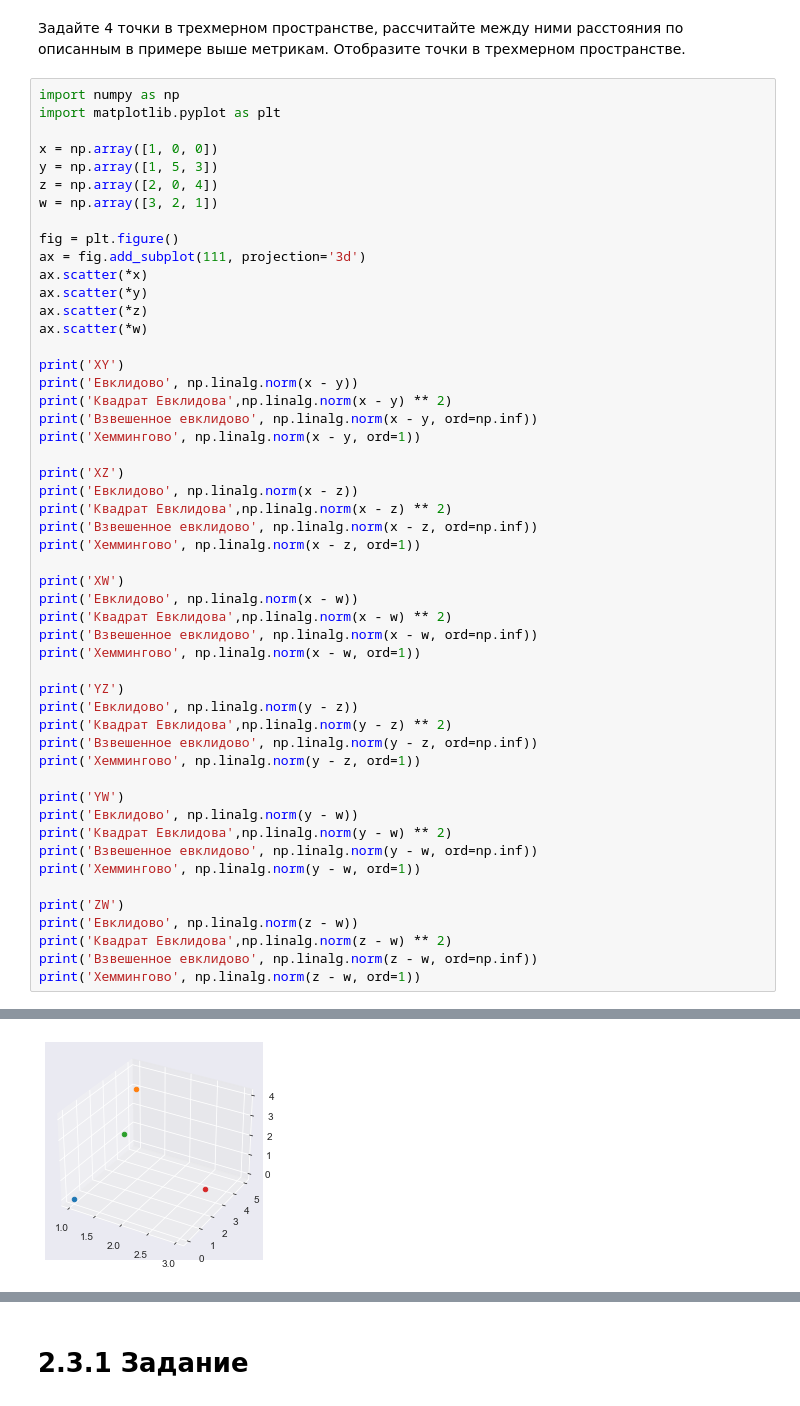
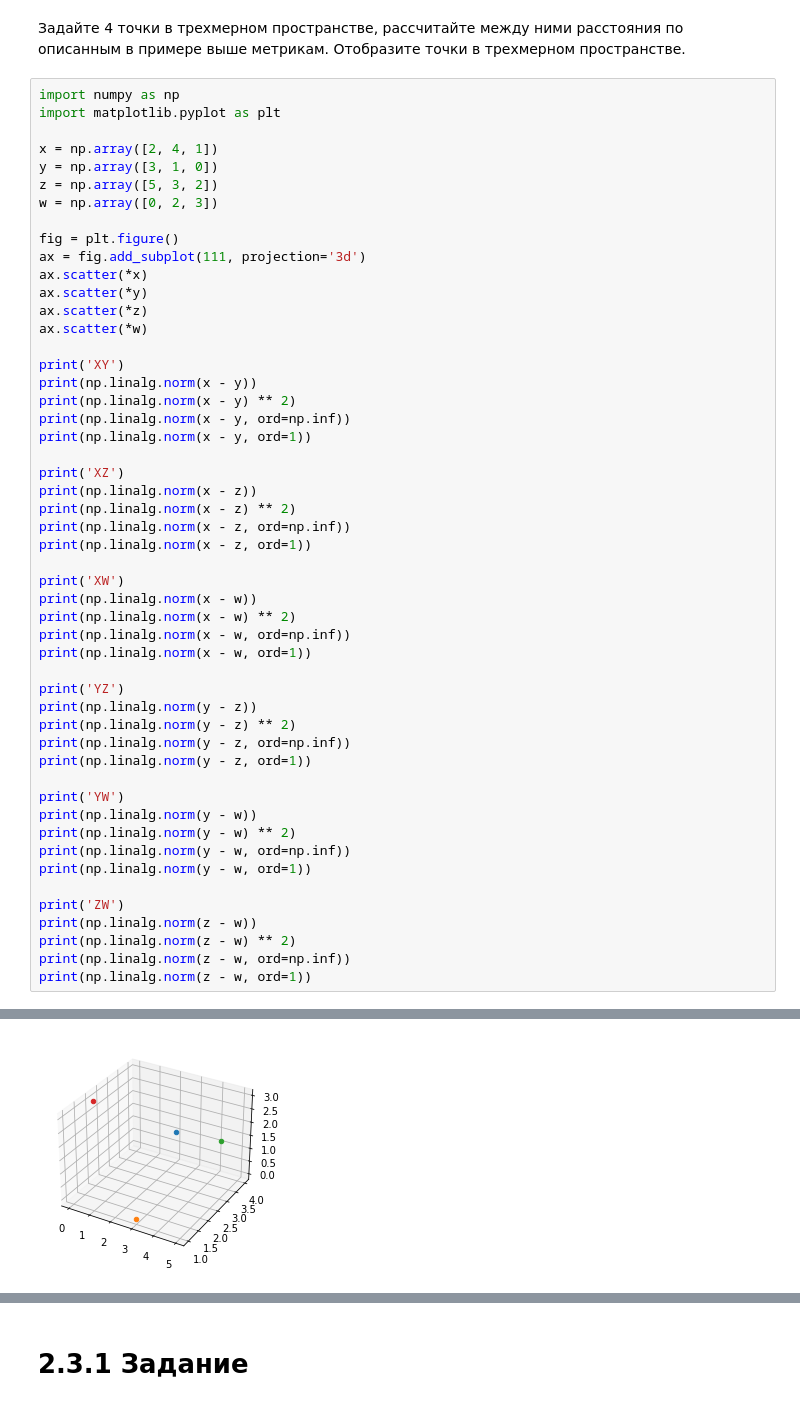
Before and after one commit to paveldm/AI-repos, a Jupyter notebook: Workbook3.ipynb, the cells around one changed output, grey strips where cells are left out. Saved outputs shown, nothing was run; the diff lists cells and outputs as text.

```diff
--- a/Workbook3.ipynb
+++ b/Workbook3.ipynb
@@ -100,10 +118,10 @@ plt.show()
 import numpy as np
 import matplotlib.pyplot as plt
 
-x = np.array([1, 0, 0])
-y = np.array([1, 5, 3])
-z = np.array([2, 0, 4])
-w = np.array([3, 2, 1])
+x = np.array([2, 4, 1])
+y = np.array([3, 1, 0])
+z = np.array([5, 3, 2])
+w = np.array([0, 2, 3])
 
 fig = plt.figure()
 ax = fig.add_subplot(111, projection='3d')
@@ -113,39 +131,39 @@ ax.scatter(*z)
 ax.scatter(*w)
 
 print('XY')
-print('Евклидово', np.linalg.norm(x - y))
-print('Квадрат Евклидова',np.linalg.norm(x - y) ** 2)
-print('Взвешенное евклидово', np.linalg.norm(x - y, ord=np.inf))
-print('Хеммингово', np.linalg.norm(x - y, ord=1))
+print(np.linalg.norm(x - y))
+print(np.linalg.norm(x - y) ** 2)
+print(np.linalg.norm(x - y, ord=np.inf))
+print(np.linalg.norm(x - y, ord=1))
 
 print('XZ')
-print('Евклидово', np.linalg.norm(x - z))
-print('Квадрат Евклидова',np.linalg.norm(x - z) ** 2)
-print('Взвешенное евклидово', np.linalg.norm(x - z, ord=np.inf))
-print('Хеммингово', np.linalg.norm(x - z, ord=1))
+print(np.linalg.norm(x - z))
+print(np.linalg.norm(x - z) ** 2)
+print(np.linalg.norm(x - z, ord=np.inf))
+print(np.linalg.norm(x - z, ord=1))
 
 print('XW')
-print('Евклидово', np.linalg.norm(x - w))
-print('Квадрат Евклидова',np.linalg.norm(x - w) ** 2)
-print('Взвешенное евклидово', np.linalg.norm(x - w, ord=np.inf))
-print('Хеммингово', np.linalg.norm(x - w, ord=1))
+print(np.linalg.norm(x - w))
+print(np.linalg.norm(x - w) ** 2)
+print(np.linalg.norm(x - w, ord=np.inf))
+print(np.linalg.norm(x - w, ord=1))
 
 print('YZ')
-print('Евклидово', np.linalg.norm(y - z))
-print('Квадрат Евклидова',np.linalg.norm(y - z) ** 2)
-print('Взвешенное евклидово', np.linalg.norm(y - z, ord=np.inf))
-print('Хеммингово', np.linalg.norm(y - z, ord=1))
+print(np.linalg.norm(y - z))
+print(np.linalg.norm(y - z) ** 2)
+print(np.linalg.norm(y - z, ord=np.inf))
+print(np.linalg.norm(y - z, ord=1))
 
 print('YW')
-print('Евклидово', np.linalg.norm(y - w))
-print('Квадрат Евклидова',np.linalg.norm(y - w) ** 2)
-print('Взвешенное евклидово', np.linalg.norm(y - w, ord=np.inf))
-print('Хеммингово', np.linalg.norm(y - w, ord=1))
+print(np.linalg.norm(y - w))
+print(np.linalg.norm(y - w) ** 2)
+print(np.linalg.norm(y - w, ord=np.inf))
+print(np.linalg.norm(y - w, ord=1))
 
 print('ZW')
-print('Евклидово', np.linalg.norm(z - w))
-print('Квадрат Евклидова',np.linalg.norm(z - w) ** 2)
-print('Взвешенное евклидово', np.linalg.norm(z - w, ord=np.inf))
-print('Хеммингово', np.linalg.norm(z - w, ord=1))
+print(np.linalg.norm(z - w))
+print(np.linalg.norm(z - w) ** 2)
+print(np.linalg.norm(z - w, ord=np.inf))
+print(np.linalg.norm(z - w, ord=1))
 # %% [output]
 XY
@@ -168 +186 @@ XW
-[figure, old version]
+[figure, new version]
```
Also changed, not shown: parts of 27 cells of this notebook.
